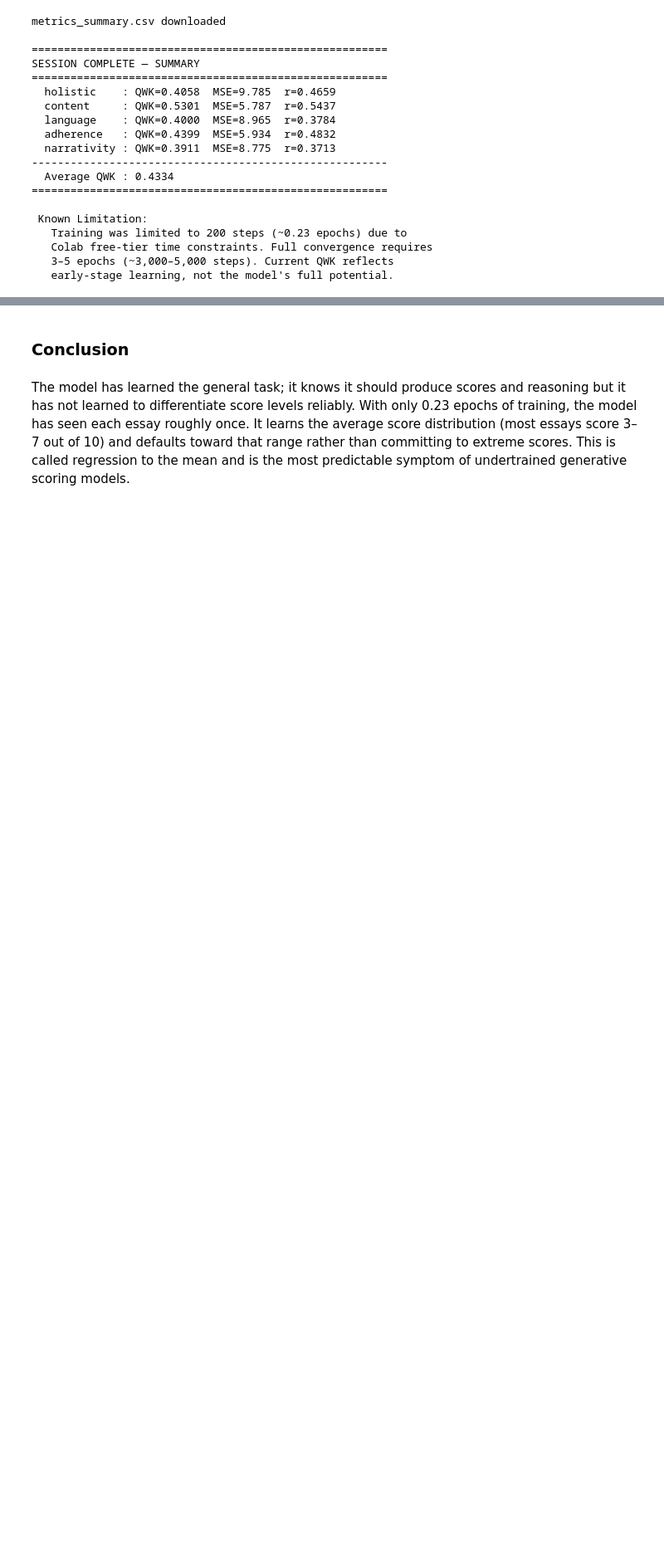
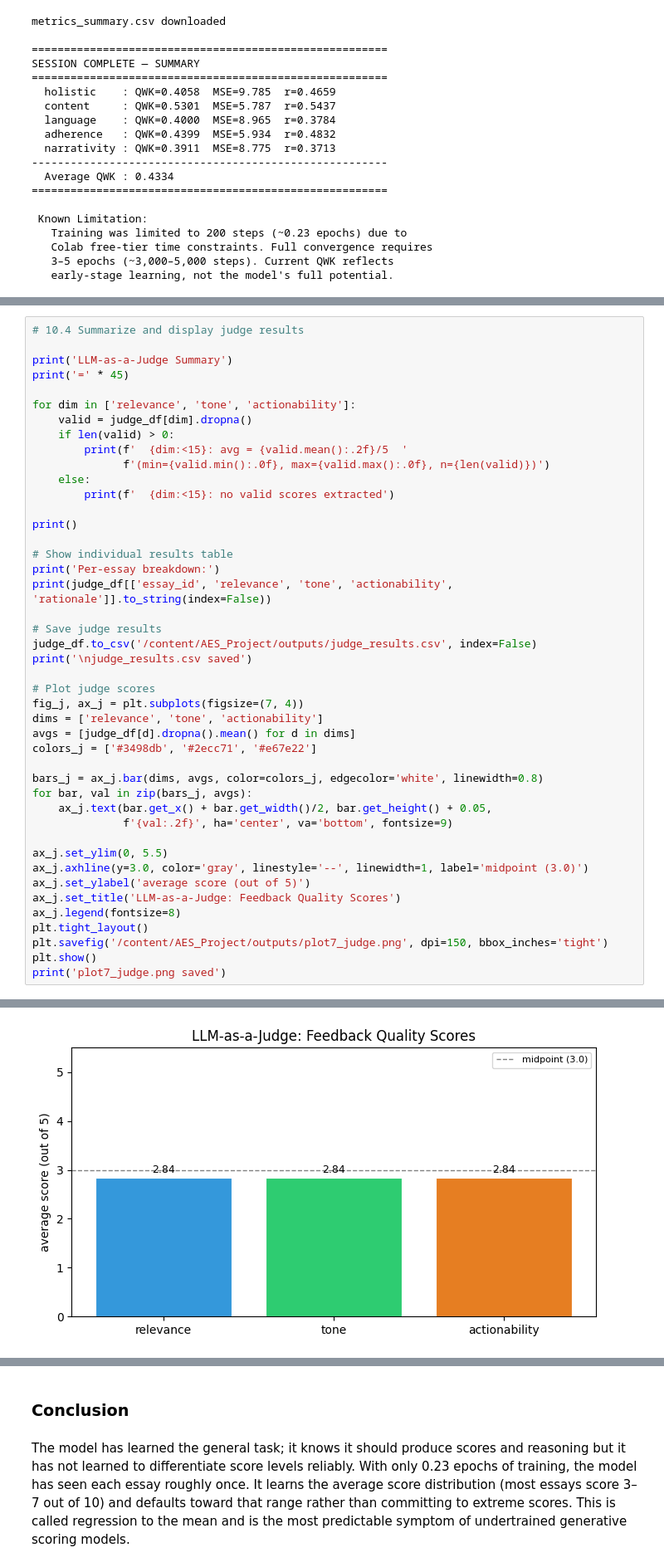
Before and after one commit to Muskan-Kandel/aes, a Jupyter notebook: notebooks/AES.ipynb, the cells around one changed output, grey strips where cells are left out. Shown at 83% size. Drawn from its saved outputs; the diff is of its cells as text; blank space fills up the shorter version.

Commit message:
added llm as a judge evaluation metric

```diff
--- a/notebooks/AES.ipynb
+++ b/notebooks/AES.ipynb
@@ -2110,0 +2239,45 @@ SESSION COMPLETE — SUMMARY
+# %%
+# 10.4 Summarize and display judge results
+
+print('LLM-as-a-Judge Summary')
+print('=' * 45)
+
+for dim in ['relevance', 'tone', 'actionability']:
+    valid = judge_df[dim].dropna()
+    if len(valid) > 0:
+        print(f'  {dim:<15}: avg = {valid.mean():.2f}/5  '
+              f'(min={valid.min():.0f}, max={valid.max():.0f}, n={len(valid)})')
+    else:
+        print(f'  {dim:<15}: no valid scores extracted')
+
+print()
+
+# Show individual results table
+print('Per-essay breakdown:')
+print(judge_df[['essay_id', 'relevance', 'tone', 'actionability', 'rationale']].to_string(index=False))
+
+# Save judge results
+judge_df.to_csv('/content/AES_Project/outputs/judge_results.csv', index=False)
+print('\njudge_results.csv saved')
+
+# Plot judge scores
+fig_j, ax_j = plt.subplots(figsize=(7, 4))
+dims = ['relevance', 'tone', 'actionability']
+avgs = [judge_df[d].dropna().mean() for d in dims]
+colors_j = ['#3498db', '#2ecc71', '#e67e22']
+
+bars_j = ax_j.bar(dims, avgs, color=colors_j, edgecolor='white', linewidth=0.8)
+for bar, val in zip(bars_j, avgs):
+    ax_j.text(bar.get_x() + bar.get_width()/2, bar.get_height() + 0.05,
+              f'{val:.2f}', ha='center', va='bottom', fontsize=9)
+
+ax_j.set_ylim(0, 5.5)
+ax_j.axhline(y=3.0, color='gray', linestyle='--', linewidth=1, label='midpoint (3.0)')
+ax_j.set_ylabel('average score (out of 5)')
+ax_j.set_title('LLM-as-a-Judge: Feedback Quality Scores')
+ax_j.legend(fontsize=8)
+plt.tight_layout()
+plt.savefig('/content/AES_Project/outputs/plot7_judge.png', dpi=150, bbox_inches='tight')
+plt.show()
+print('plot7_judge.png saved')
+# %% [output]
@@ -2110,0 +2301 @@ SESSION COMPLETE — SUMMARY
+[figure, added]
```
Also changed, not shown: parts of 8 cells of this notebook.
